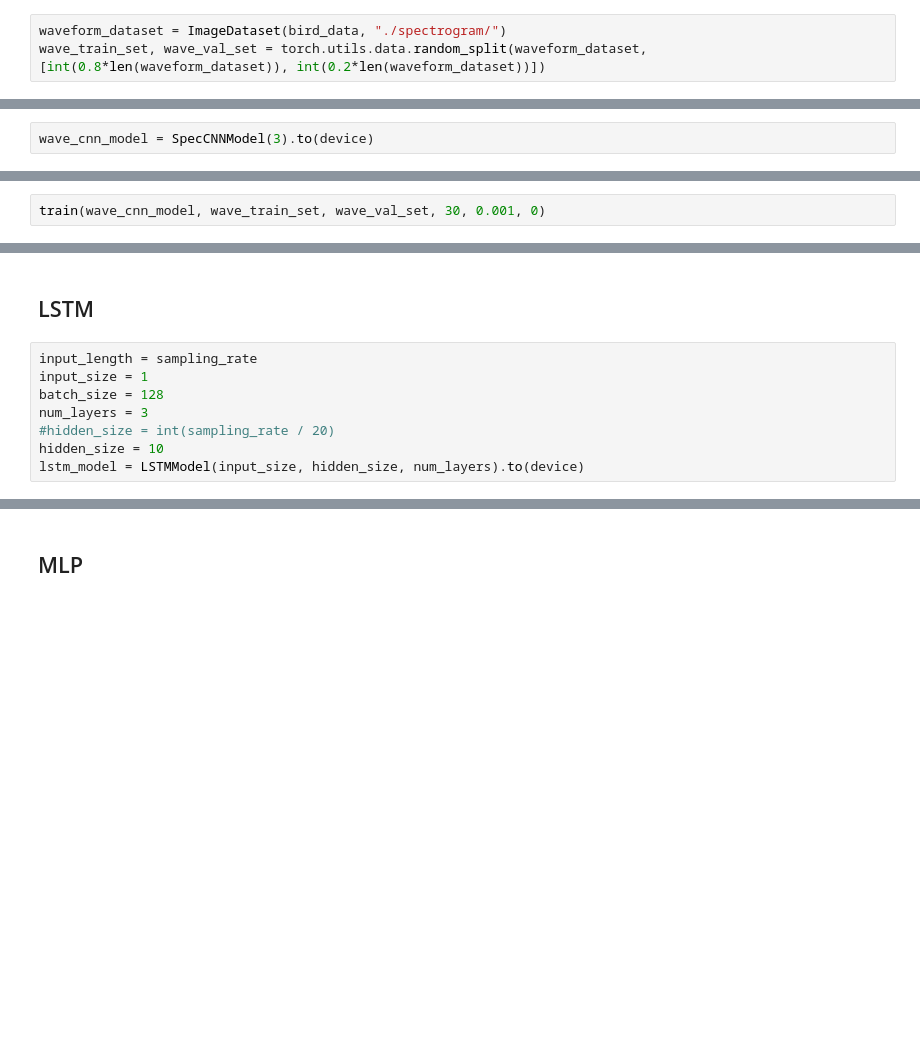
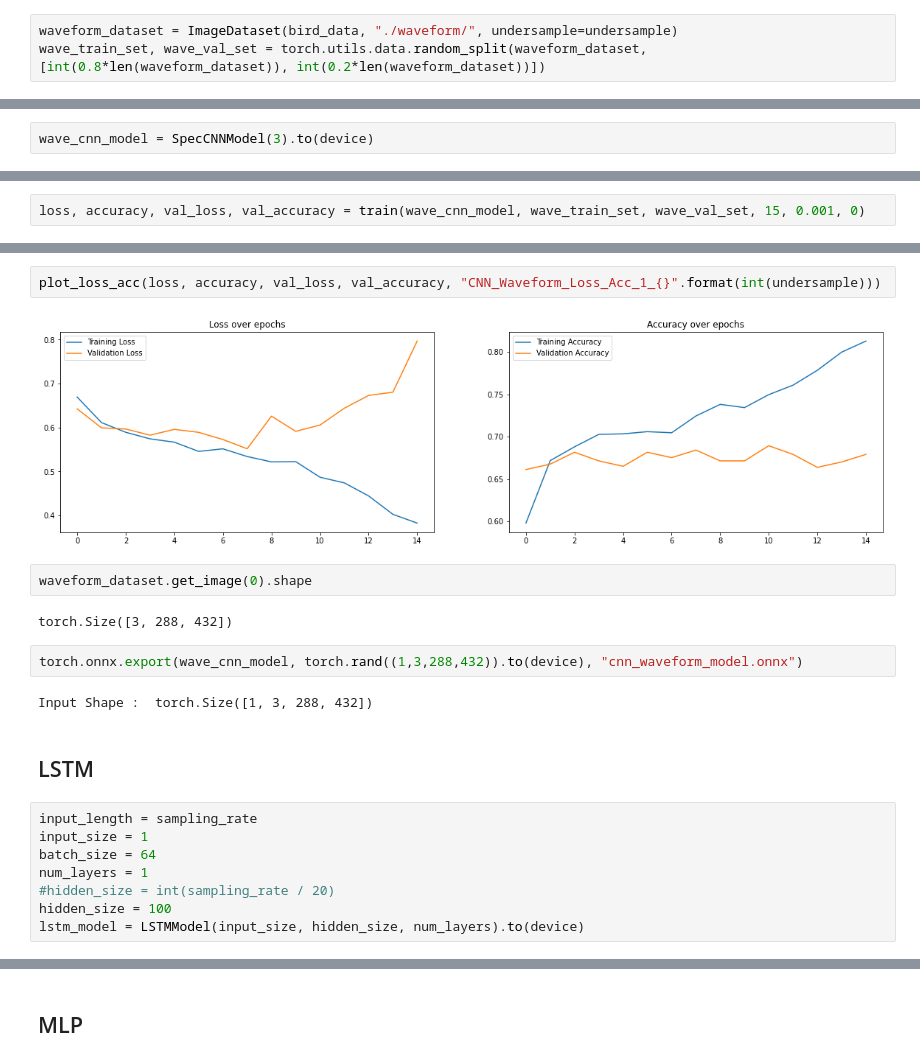
Before and after one commit to Alexis-Fauxbaton/Bird-Detection, a Jupyter notebook: code.ipynb, the cells around one changed output, grey strips where cells are left out. Cells and saved outputs as stored; diff of their text form; blank space fills up the shorter version.

```diff
--- a/code.ipynb
+++ b/code.ipynb
@@ -109,5 +116,5 @@ spectrogram_dataset.display()
 torch.Size([4, 288, 432])
 Bird :  1.0
 # %%
-waveform_dataset = ImageDataset(bird_data, "./spectrogram/")
+waveform_dataset = ImageDataset(bird_data, "./waveform/", undersample=undersample)
 wave_train_set, wave_val_set = torch.utils.data.random_split(waveform_dataset, [int(0.8*len(waveform_dataset)), int(0.2*len(waveform_dataset))])
@@ -262,2 +300,2 @@ wave_cnn_model
 # %%
-train(wave_cnn_model, wave_train_set, wave_val_set, 30, 0.001, 0)
+loss, accuracy, val_loss, val_accuracy = train(wave_cnn_model, wave_train_set, wave_val_set, 15, 0.001, 0)
@@ -264,12 +318,24 @@ train(wave_cnn_model, wave_train_set, wave_val_set, 30, 0.001, 0)
+# %%
+plot_loss_acc(loss, accuracy, val_loss, val_accuracy, "CNN_Waveform_Loss_Acc_1_{}".format(int(undersample)))
+# %% [output]
+[figure, added]
+# %%
+waveform_dataset.get_image(0).shape
+# %% [output]
+torch.Size([3, 288, 432])
+# %%
+torch.onnx.export(wave_cnn_model, torch.rand((1,3,288,432)).to(device), "cnn_waveform_model.onnx")
+# %% [output]
+Input Shape :  torch.Size([1, 3, 288, 432])
 # %% [markdown]
 ## LSTM
 # %%
 input_length = sampling_rate
 input_size = 1
-batch_size = 128
-num_layers = 3
+batch_size = 64
+num_layers = 1
 #hidden_size = int(sampling_rate / 20)
-hidden_size = 10
+hidden_size = 100
 lstm_model = LSTMModel(input_size, hidden_size, num_layers).to(device)
 # %%
 lstm_model
```
Also changed, not shown: parts of 25 cells of this notebook, 1 other file.
